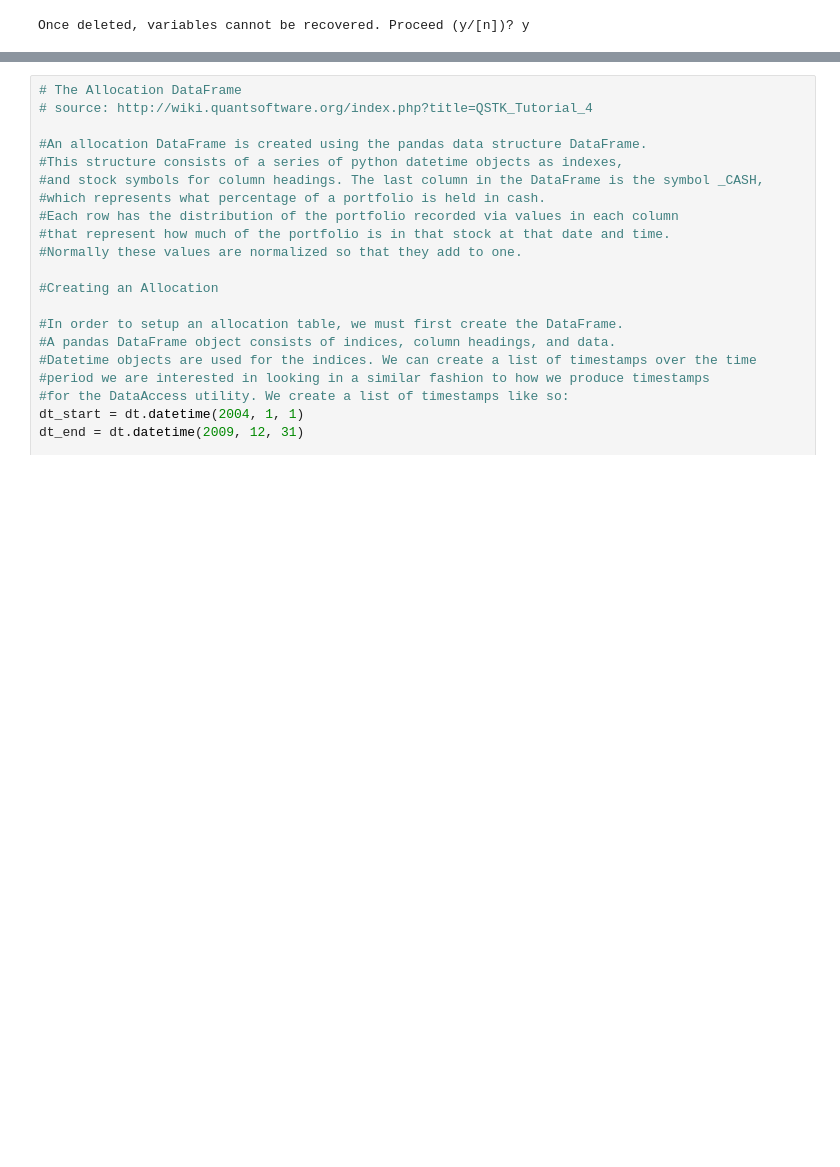
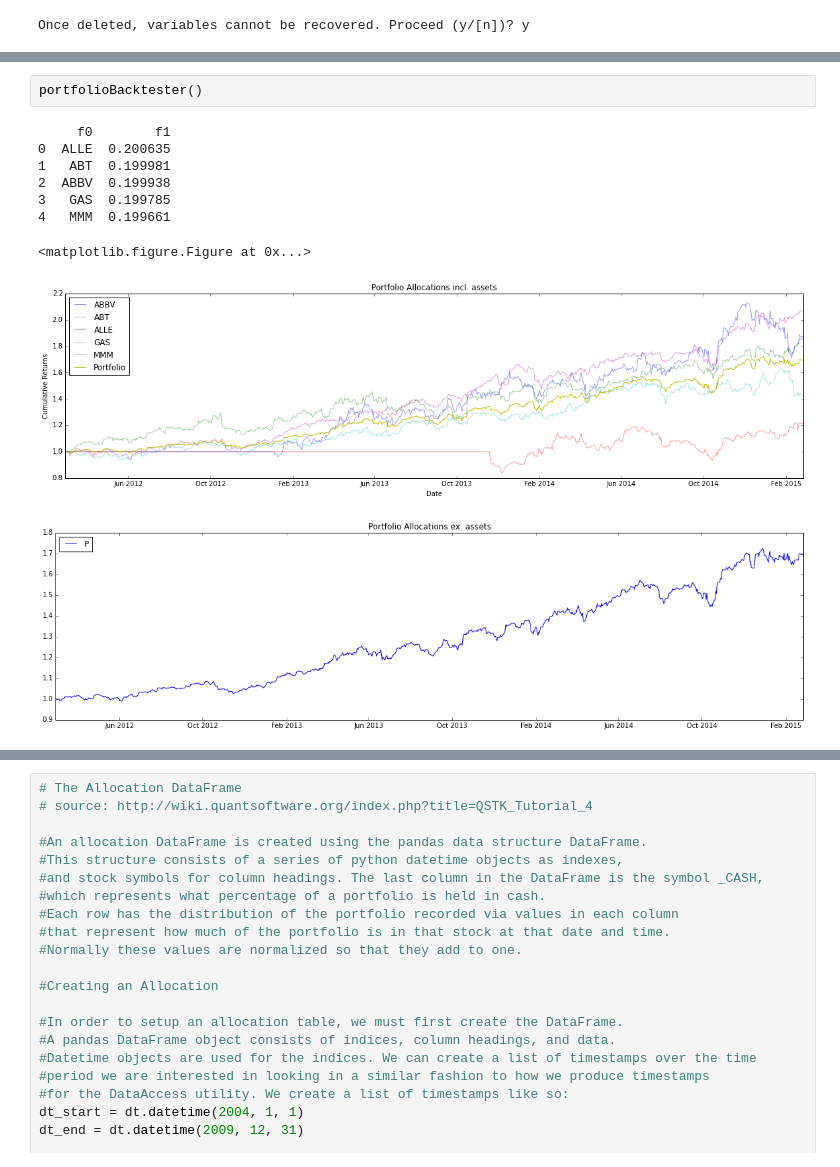
Before and after one commit to qorelogic/ml2, a Jupyter notebook: bin/qstk-portfolio-backtester.ipynb, the cells around one changed output, grey strips where cells are left out. Drawn from its saved outputs; the diff is of its cells as text; blank space fills up the shorter version.

```diff
--- a/bin/qstk-portfolio-backtester.ipynb
+++ b/bin/qstk-portfolio-backtester.ipynb
@@ -130,3 +70,15 @@ plotSymbols((df9), normalize=True)
+# %%
+portfolioBacktester()
+# %% [output]
+     f0        f1
+0  ALLE  0.200635
+1   ABT  0.199981
+2  ABBV  0.199938
+3   GAS  0.199785
+4   MMM  0.199661
+<matplotlib.figure.Figure at 0x...>
+[figure, added]
+[figure, added]
 # %%
 # Portfolio Backtester
 # Tips for accessing historical data via DataAccess + a quick and dirty portfolio back test
```
Also changed, not shown: parts of 16 cells of this notebook, 2 other files.
